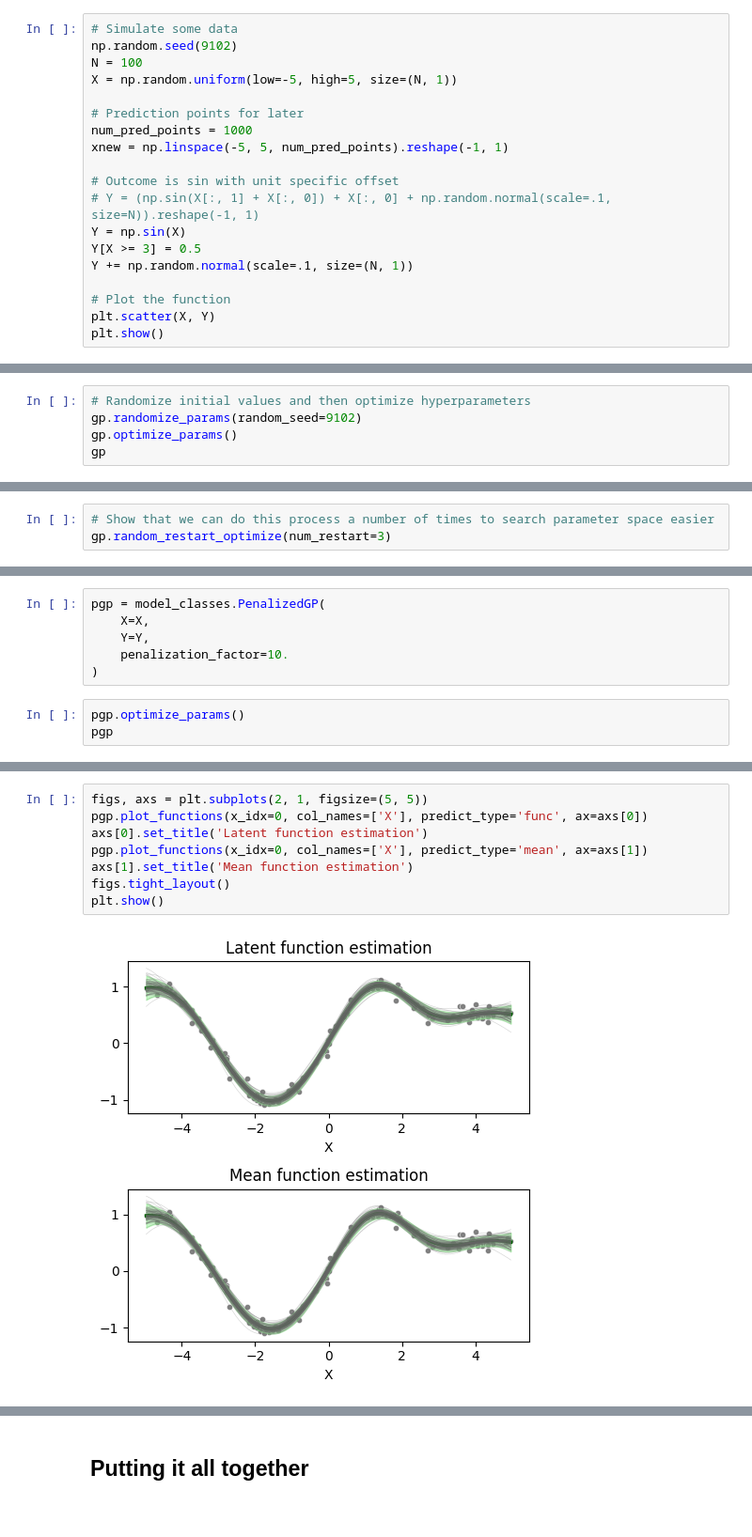
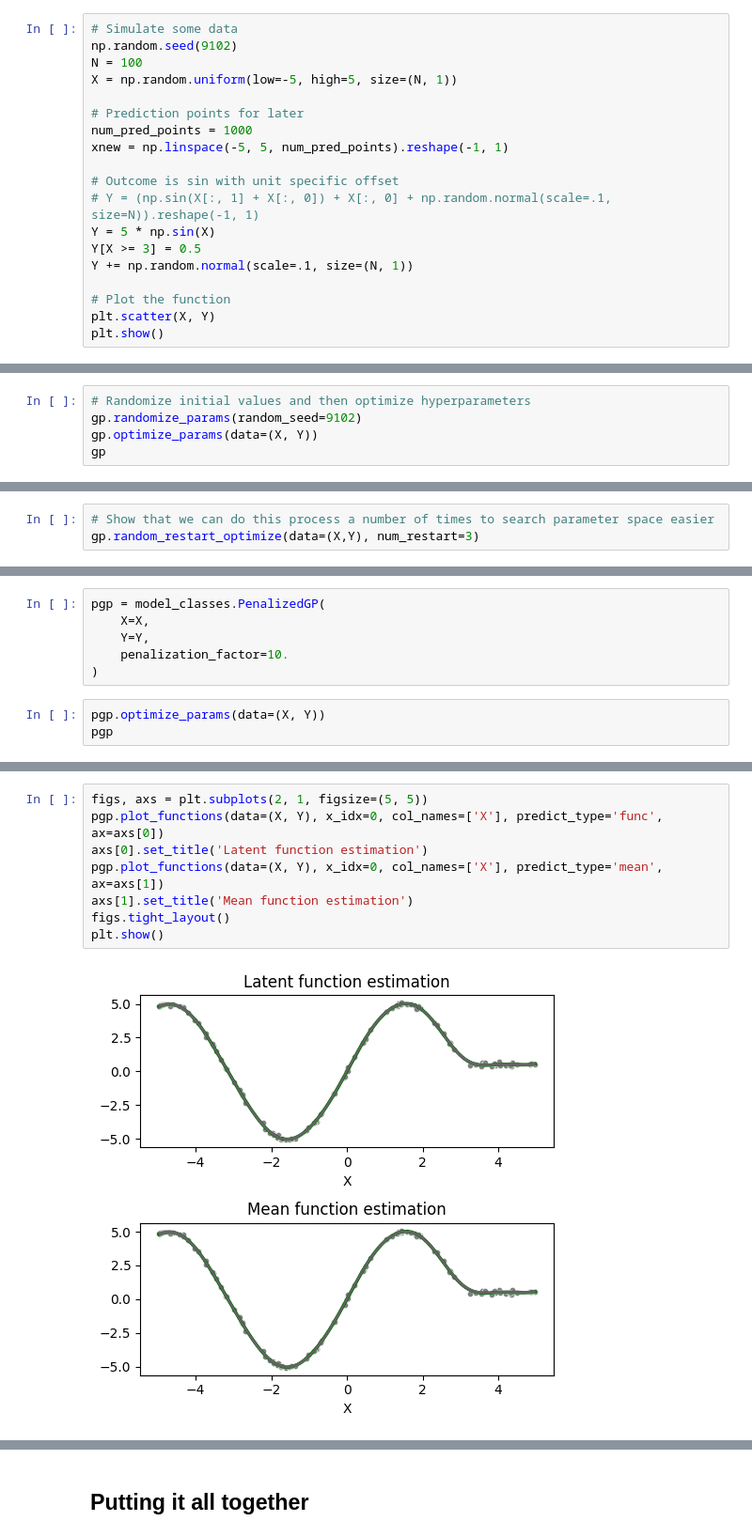
Before and after one commit to omicsEye/waveome, a Jupyter notebook: examples/simulations/simple_regression_different_models.ipynb, the cells around one changed output, grey strips where cells are left out. Shown: that part at 94% size. Cells and saved outputs as stored; diff of their text form.

```diff
--- a/examples/simulations/simple_regression_different_models.ipynb
+++ b/examples/simulations/simple_regression_different_models.ipynb
@@ -22,7 +23,7 @@ xnew = np.linspace(-5, 5, num_pred_points).reshape(-1, 1)
 
 # Outcome is sin with unit specific offset
 # Y = (np.sin(X[:, 1] + X[:, 0]) + X[:, 0] + np.random.normal(scale=.1, size=N)).reshape(-1, 1)
-Y = np.sin(X)
+Y = 5 * np.sin(X)
 Y[X >= 3] = 0.5
 Y += np.random.normal(scale=.1, size=(N, 1))
 
@@ -62,6 +63,6 @@ None
 # %%
 # Randomize initial values and then optimize hyperparameters
 gp.randomize_params(random_seed=9102)
-gp.optimize_params()
+gp.optimize_params(data=(X, Y))
 gp
 # %% [output]
@@ -95,4 +97,4 @@ Optimization not converged after 5000 rounds
 # %%
 # Show that we can do this process a number of times to search parameter space easier
-gp.random_restart_optimize(num_restart=3)
+gp.random_restart_optimize(data=(X,Y), num_restart=3)
 # %% [output]
@@ -374,6 +355,6 @@ pgp = model_classes.PenalizedGP(
     penalization_factor=10.
 )
 # %%
-pgp.optimize_params()
+pgp.optimize_params(data=(X, Y))
 pgp
 # %% [output]
@@ -434,10 +387,10 @@ GP new penalization factor: 10.0
 # %%
 figs, axs = plt.subplots(2, 1, figsize=(5, 5))
-pgp.plot_functions(x_idx=0, col_names=['X'], predict_type='func', ax=axs[0])
+pgp.plot_functions(data=(X, Y), x_idx=0, col_names=['X'], predict_type='func', ax=axs[0])
 axs[0].set_title('Latent function estimation')
-pgp.plot_functions(x_idx=0, col_names=['X'], predict_type='mean', ax=axs[1])
+pgp.plot_functions(data=(X, Y), x_idx=0, col_names=['X'], predict_type='mean', ax=axs[1])
 axs[1].set_title('Mean function estimation')
 figs.tight_layout()
 plt.show()
 # %% [output]
-[figure, old version]
+[figure, new version]
```
Also changed, not shown: parts of 70 cells of this notebook, 8 other files.
